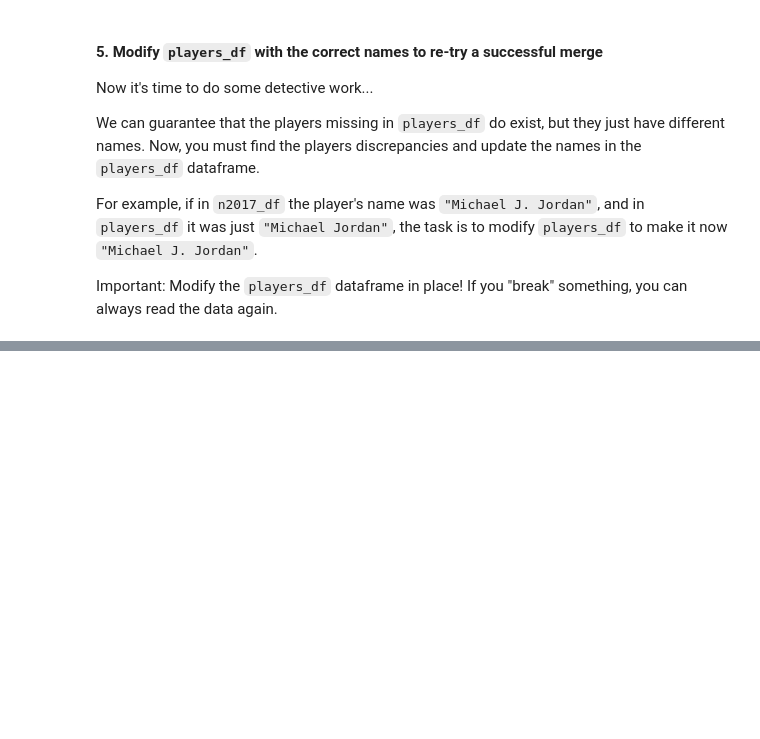
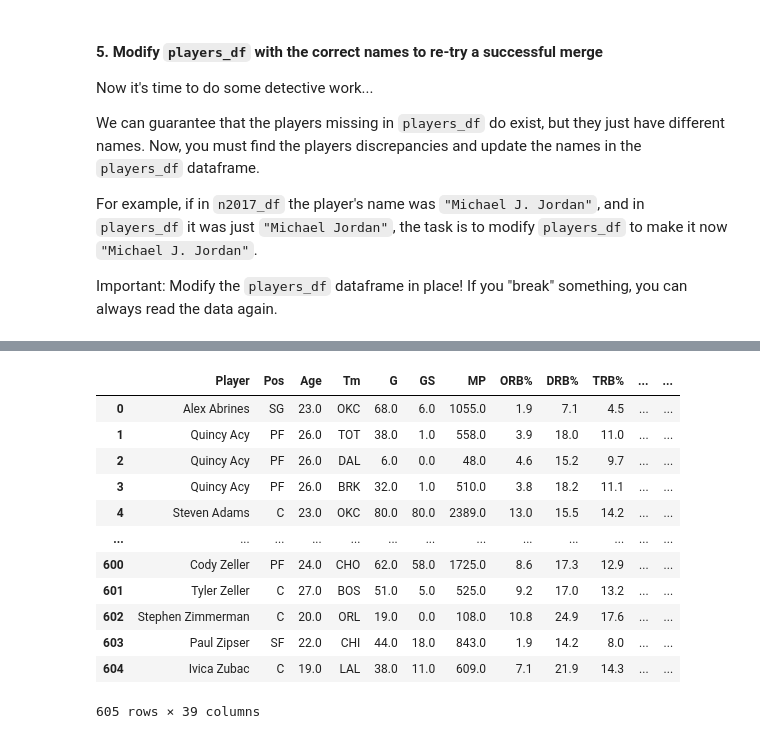
Before and after one commit to Ashish-khanagwal/Artificial-Intelligence, a Jupyter notebook: 4. Pandas/advanced-nba-2017-season.ipynb, the cells around one changed output, grey strips where cells are left out. Saved outputs shown, nothing was run; the diff lists cells and outputs as text; code cells hidden in the pictures; blank space fills up the shorter version.

```diff
--- a/4. Pandas/advanced-nba-2017-season.ipynb
+++ b/4. Pandas/advanced-nba-2017-season.ipynb
@@ -95,0 +166,42 @@ Important: Modify the `players_df` dataframe in place! If you "break" something,
+# %%
+columns_to_drop = [
+    "Year",
+    "PER",
+    "TS%",
+    "3PAr",
+    "FTr",
+    "USG%",
+    "blanl",
+    "OWS",
+    "DWS",
+    "WS",
+    "WS/48",
+    "blank2",
+    "OBPM",
+    "DBPM",
+    "BPM",
+    "VORP",
+    "FG%",
+    "3P%",
+    "eFG%",
+    "FT%",
+    "name",
+]
+# %%
+df.drop(columns = columns_to_drop, inplace=True)
+# %%
+df
+# %% [output]
+|  | Player | Pos | Age | Tm | G | GS | MP | ORB% | DRB% | TRB% | ... | ... |
+| 0 | Alex Abrines | SG | 23.0 | OKC | 68.0 | 6.0 | 1055.0 | 1.9 | 7.1 | 4.5 | ... | ... |
+| 1 | Quincy Acy | PF | 26.0 | TOT | 38.0 | 1.0 | 558.0 | 3.9 | 18.0 | 11.0 | ... | ... |
+| 2 | Quincy Acy | PF | 26.0 | DAL | 6.0 | 0.0 | 48.0 | 4.6 | 15.2 | 9.7 | ... | ... |
+| 3 | Quincy Acy | PF | 26.0 | BRK | 32.0 | 1.0 | 510.0 | 3.8 | 18.2 | 11.1 | ... | ... |
+| 4 | Steven Adams | C | 23.0 | OKC | 80.0 | 80.0 | 2389.0 | 13.0 | 15.5 | 14.2 | ... | ... |
+| ... | ... | ... | ... | ... | ... | ... | ... | ... | ... | ... | ... | ... |
+| 600 | Cody Zeller | PF | 24.0 | CHO | 62.0 | 58.0 | 1725.0 | 8.6 | 17.3 | 12.9 | ... | ... |
+| 601 | Tyler Zeller | C | 27.0 | BOS | 51.0 | 5.0 | 525.0 | 9.2 | 17.0 | 13.2 | ... | ... |
+| 602 | Stephen Zimmerman | C | 20.0 | ORL | 19.0 | 0.0 | 108.0 | 10.8 | 24.9 | 17.6 | ... | ... |
+| 603 | Paul Zipser | SF | 22.0 | CHI | 44.0 | 18.0 | 843.0 | 1.9 | 14.2 | 8.0 | ... | ... |
+| 604 | Ivica Zubac | C | 19.0 | LAL | 38.0 | 11.0 | 609.0 | 7.1 | 21.9 | 14.3 | ... | ... |
+605 rows × 39 columns
```
Also changed, not shown: parts of 47 cells of this notebook.
